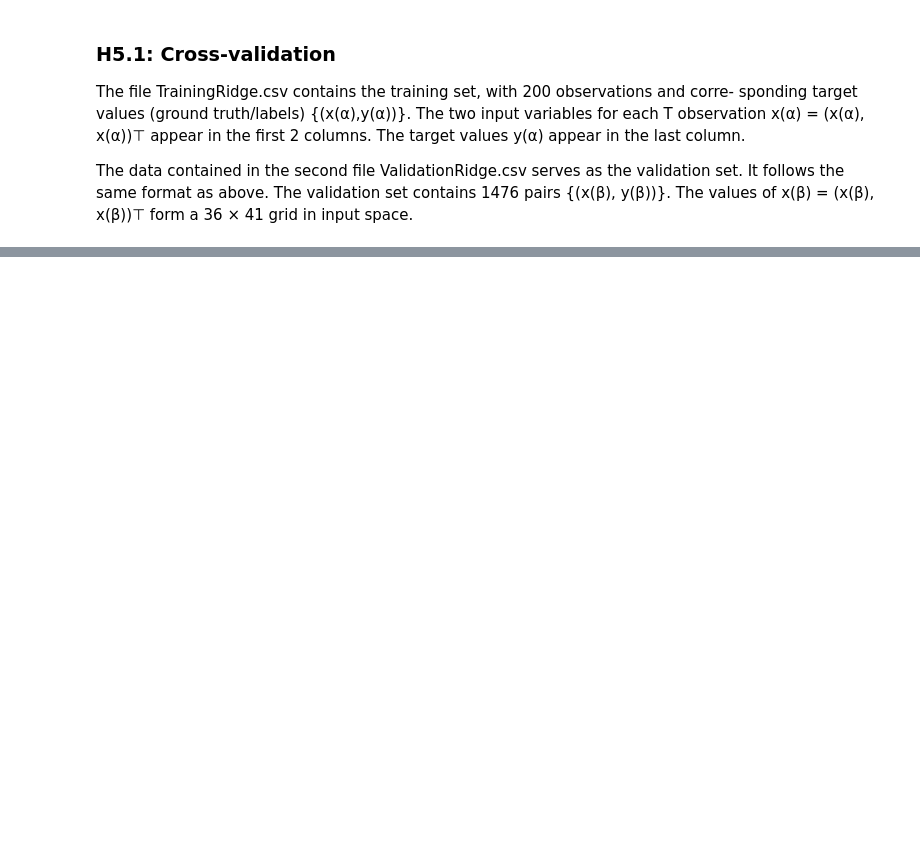
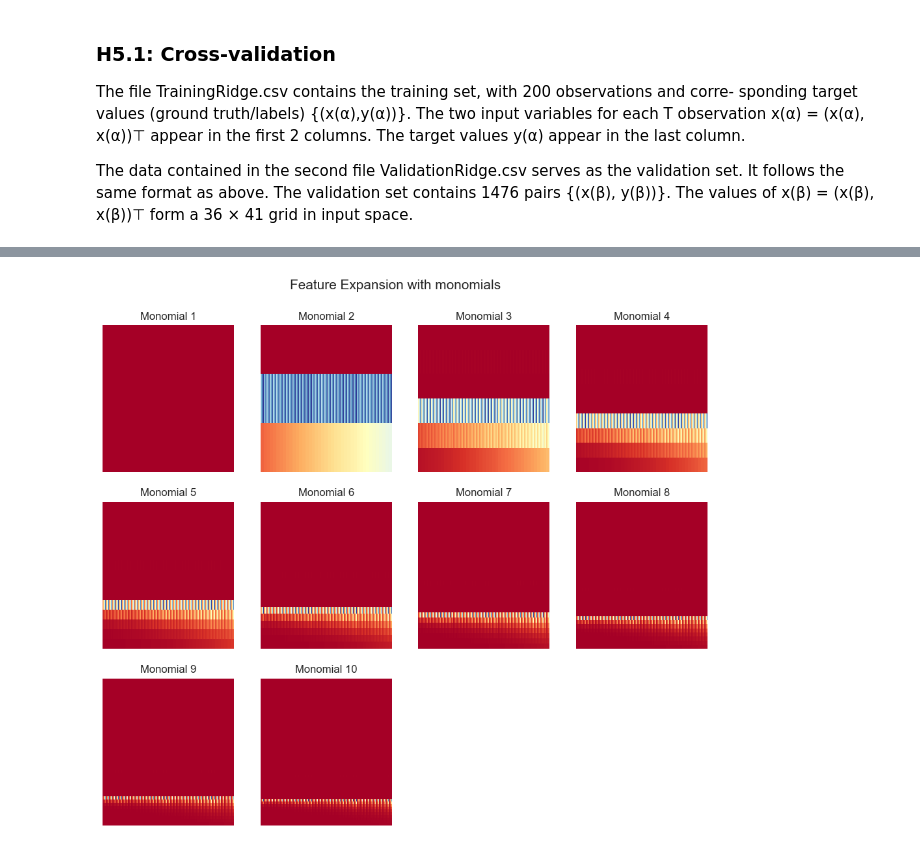
Before and after one commit to Javiermateor/Machine-Intelligence-I, a Jupyter notebook: Exercises/Exercise_05.ipynb, the cells around one changed output, grey strips where cells are left out. Saved outputs shown, nothing was run; the diff lists cells and outputs as text; code cells hidden in the pictures; blank space fills up the shorter version.

```diff
--- a/Exercises/Exercise_05.ipynb
+++ b/Exercises/Exercise_05.ipynb
@@ -38,0 +205,50 @@ Xsphered.shape
+# %%
+# demonstrate the types of features created
+from numpy import asarray
+from sklearn.preprocessing import PolynomialFeatures
+
+# define dataset
+data_validate = np.genfromtxt('Data/ValidationRidge.csv', delimiter=',',dtype=float, skip_header=1)
+x_validate = data_validate[:,0:2]
+yT = data_validate[:,2]
+
+fig = plt.figure(figsize=(12,10))
+fig.suptitle('Feature Expansion with monomials', fontsize=15, y=0.95)
+for i in range(10):
+    #Performing the polynomial transformation
+    poly = PolynomialFeatures(degree=i)
+    x_poly = poly.fit_transform(x_validate).T #transposing the data to get the correct shape
+    # print(f'x_poly {i}: {x_poly.shape}')
+
+    #centering the data
+    x_poly_center = x_poly - np.mean(x_poly, axis=1).reshape(-1,1)
+
+    #decorrelating the data
+    C = np.cov(x_poly_center)
+
+    if i == 0:
+        E=0
+    else:
+       λ,E = np.linalg.eig(C)
+       #diagonal matrix of eigenvalues
+       λ = np.diag(1/np.sqrt(λ))
+       λ = λ.real.round(4)
+
+       # #Decorrelate the data
+       x_decorrelated = E.T@x_poly_center
+
+       # #Whitening the data
+       x_sphered = λ@x_decorrelated
+
+
+
+    ax = fig.add_subplot(3,4,i+1)
+    ax = sns.heatmap(x_poly, cmap='RdYlBu', cbar=False, xticklabels=False, yticklabels=False)
+    ax.title.set_text(f'Monomial {i+1}')
+
+
+
+    w= np.linalg.inv(x_poly @ x_poly.T) @ x_poly @ yT.T
+    y_predicted = w.T @ x_poly
+# %% [output]
+[figure, added]
```
Also changed, not shown: parts of 6 cells of this notebook.
